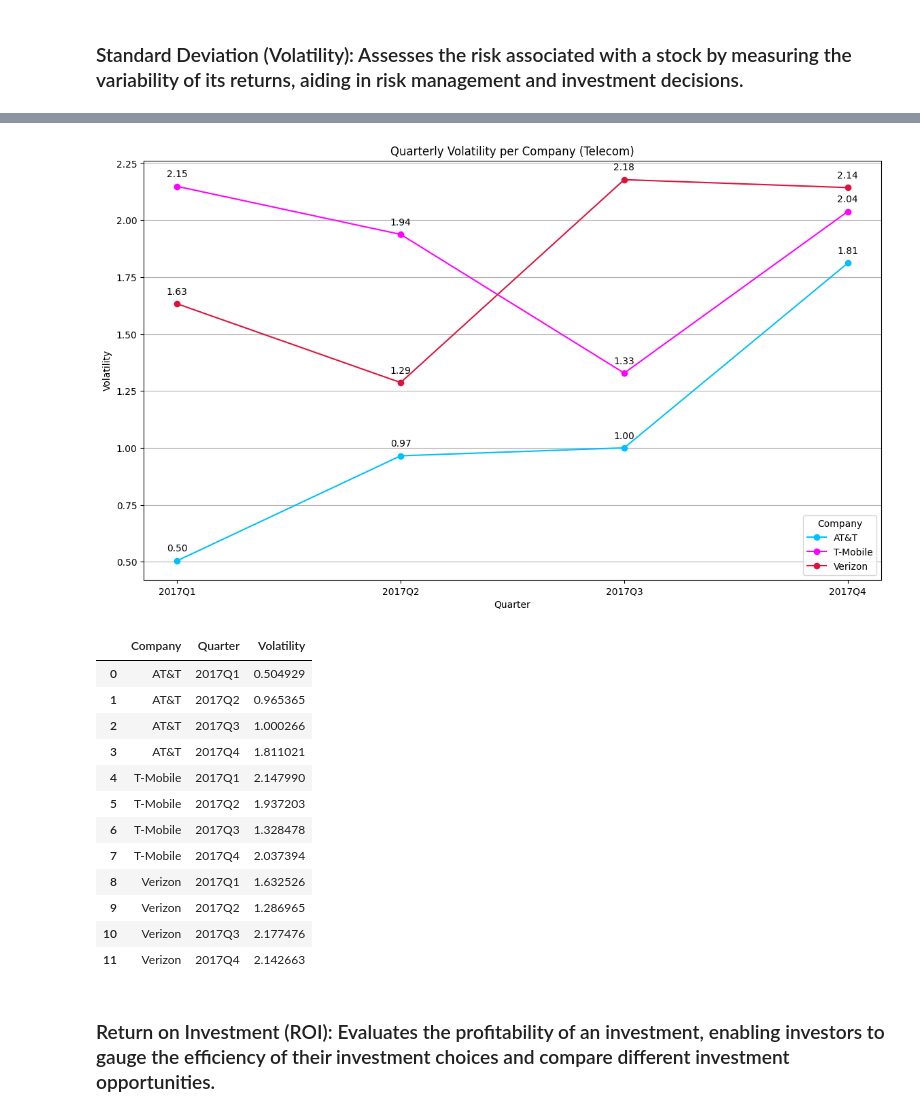
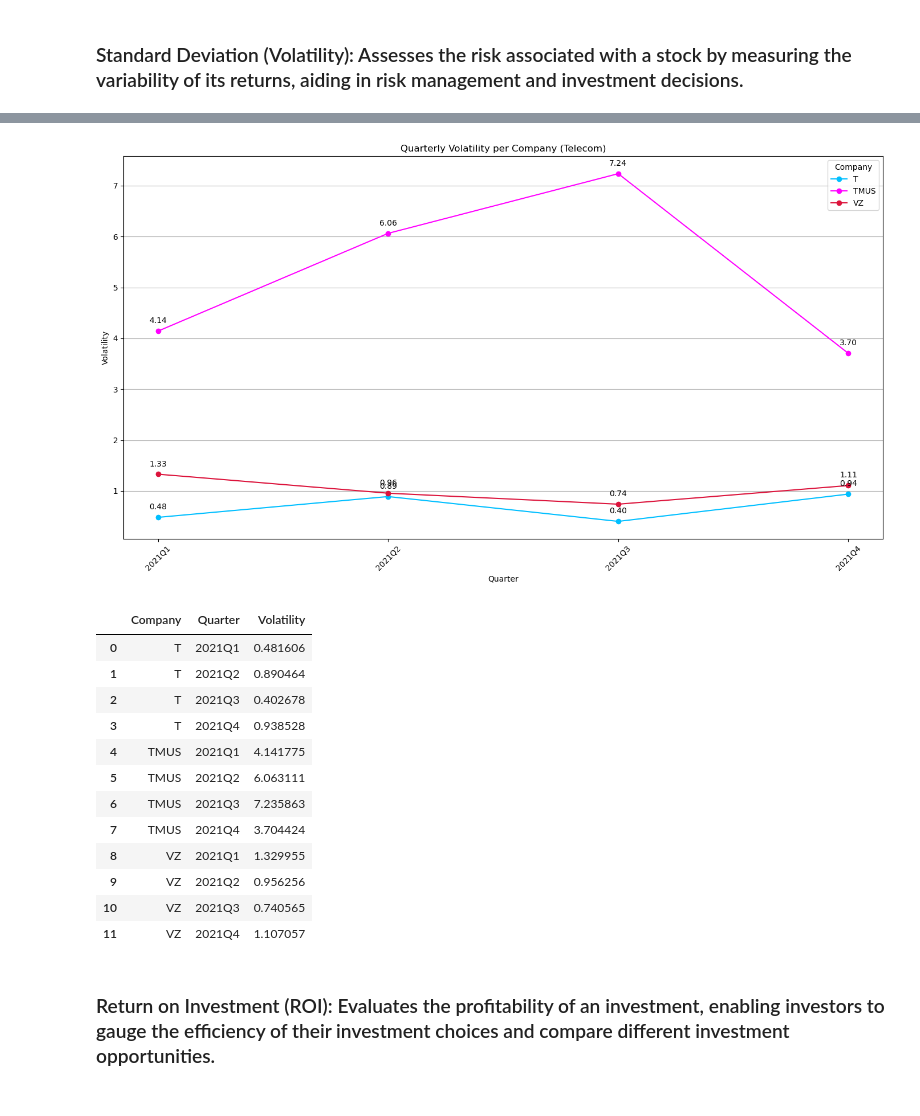
Before and after one commit to juanbracho/UT_Module16, a Jupyter notebook: data/Project_Stock_Analysis.ipynb, the cells around one changed output, grey strips where cells are left out. Drawn from its saved outputs; the diff is of its cells as text; code cells hidden in the pictures.

```diff
--- a/data/Project_Stock_Analysis.ipynb
+++ b/data/Project_Stock_Analysis.ipynb
@@ -22,3 +8,10 @@ def fetch_stock_data(symbol, api_key):
+# %%
+# Function to fetch data using yfinance
+def fetch_yfinance_data(symbol):
+    # Fetch the stock data for the given symbol
+    stock_data = yf.download(symbol, start='2020-01-01', end='2022-12-31', progress=False)
+    stock_data['Company'] = symbol  # Add a column for company name
+    return stock_data.reset_index()  # Reset index to have 'Date' as a column
 # %% [markdown]
 ### Data fetching codes by industry: Telecom - Oil.
 # %%
@@ -60,3 +29,15 @@ JSONDecodeError: Expecting value: line 1 column 1 (char 0)
+# %%
+# Define telecom stock symbols
+tele_symbols = {
+    'AT&T': 'T',
+    'T-Mobile': 'TMUS',
+    'Verizon': 'VZ'
+}
+
+# Fetch data for AT&T, T-Mobile, and Verizon for Telecom Stock Analysis
+tele_stock_data = {}
+for company, tele_symbol in tele_symbols.items():
+    tele_stock_data[company] = fetch_yfinance_data(tele_symbol)
 # %% [markdown]
 ### Data Cleaning and Organization.
 # %%
@@ -349,46 +366,54 @@ quarterly_oil_volatility
 # %%
-# Calculate the standard deviation (volatility) in Telecom Stock for each quarter
-quarterly_tele_volatility = filtered_tele_data.groupby(['Company', 'Quarter'], as_index=False)['Adj. Close'].std()
-quarterly_tele_volatility.rename(columns={'Adj. Close': 'Volatility'}, inplace=True)
+# Calculate the standard deviation (volatility) in telecom Stock for each quarter
+quarterly_tele_volatility = filtered_tele_data.groupby(['Company', 'Quarter'], as_index=False)['Close'].std()
+quarterly_tele_volatility.rename(columns={'Close': 'Volatility'}, inplace=True)
 
-# Convert the 'Quarter' column to string due to formatting error.
+# Convert the 'Quarter' column to string for plotting
 quarterly_tele_volatility['Quarter'] = quarterly_tele_volatility['Quarter'].astype(str)
 
-# Plot the quarterly volatility.
+# Plot the quarterly volatility
 plt.figure(figsize=(14, 8))
+
 for company in quarterly_tele_volatility['Company'].unique():
     company_data = quarterly_tele_volatility[quarterly_tele_volatility['Company'] == company]
-    plt.plot(company_data['Quarter'].astype(str), company_data['Volatility'], marker='o', label=company, color=tele_colors[company])
-    # Annotate each volatility by stock per quarter.
+    plt.plot(company_data['Quarter'], company_data['Volatility'], marker='o', label=company, color=tele_colors[company])
+
+    # Annotate each volatility by stock per quarter
     for i, row in company_data.iterrows():
-        plt.annotate(f"{row['Volatility']:.2f}", (row['Quarter'], row['Volatility']), textcoords="offset points",
-                     xytext=(0,10), ha='center')
+        plt.annotate(f"{row['Volatility']:.2f}",
+                     (row['Quarter'], row['Volatility']),
+                     textcoords="offset points", xytext=(0,10), ha='center')
 
-# Plot visual formatting.
+# Plot visual formatting
 plt.title('Quarterly Volatility per Company (Telecom)')
 plt.xlabel('Quarter')
 plt.ylabel('Volatility')
 plt.legend(title='Company')
 plt.grid(axis='y')
+plt.xticks(rotation=45)
+plt.tight_layout()
+
+# Save the plot as a PNG file
 plt.savefig('outputs/telecom_volatility.png')
 plt.show()
 
+# Output the quarterly telecom volatility data
 quarterly_tele_volatility
 # %% [output]
-[figure, old version]
+[figure, new version]
 |  | Company | Quarter | Volatility |
-| 0 | AT&T | 2017Q1 | 0.504929 |
-| 1 | AT&T | 2017Q2 | 0.965365 |
-| 2 | AT&T | 2017Q3 | 1.000266 |
-| 3 | AT&T | 2017Q4 | 1.811021 |
-| 4 | T-Mobile | 2017Q1 | 2.147990 |
-| 5 | T-Mobile | 2017Q2 | 1.937203 |
-| 6 | T-Mobile | 2017Q3 | 1.328478 |
-| 7 | T-Mobile | 2017Q4 | 2.037394 |
-| 8 | Verizon | 2017Q1 | 1.632526 |
-| 9 | Verizon | 2017Q2 | 1.286965 |
-| 10 | Verizon | 2017Q3 | 2.177476 |
-| 11 | Verizon | 2017Q4 | 2.142663 |
+| 0 | T | 2021Q1 | 0.481606 |
+| 1 | T | 2021Q2 | 0.890464 |
+| 2 | T | 2021Q3 | 0.402678 |
+| 3 | T | 2021Q4 | 0.938528 |
+| 4 | TMUS | 2021Q1 | 4.141775 |
+| 5 | TMUS | 2021Q2 | 6.063111 |
+| 6 | TMUS | 2021Q3 | 7.235863 |
+| 7 | TMUS | 2021Q4 | 3.704424 |
+| 8 | VZ | 2021Q1 | 1.329955 |
+| 9 | VZ | 2021Q2 | 0.956256 |
+| 10 | VZ | 2021Q3 | 0.740565 |
+| 11 | VZ | 2021Q4 | 1.107057 |
 # %% [markdown]
 ### Return on Investment (ROI): Evaluates the profitability of an investment, enabling investors to gauge the efficiency of their investment choices and compare different investment opportunities.
 # %%
```
Also changed, not shown: parts of 13 cells of this notebook, 18 other files.
